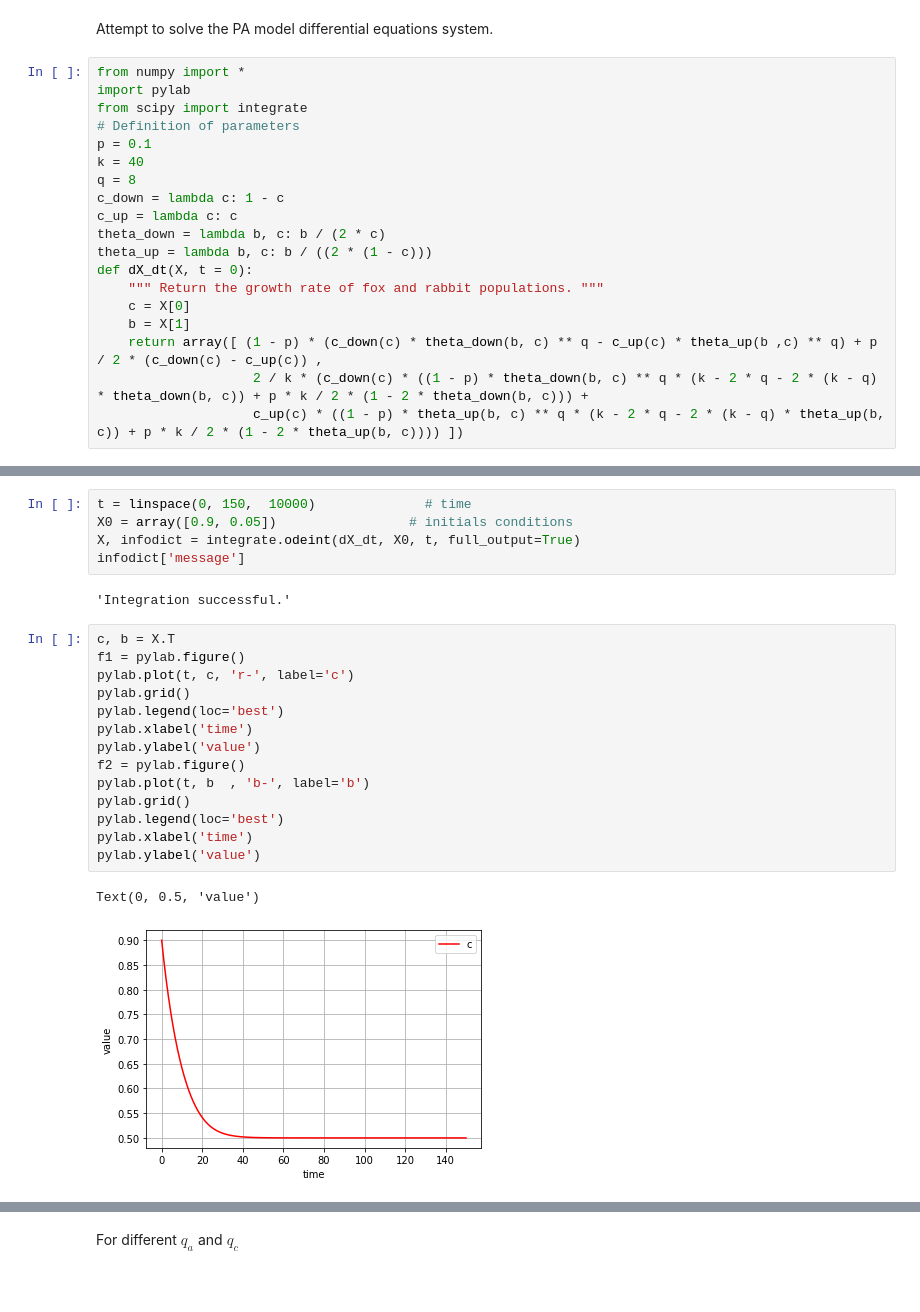
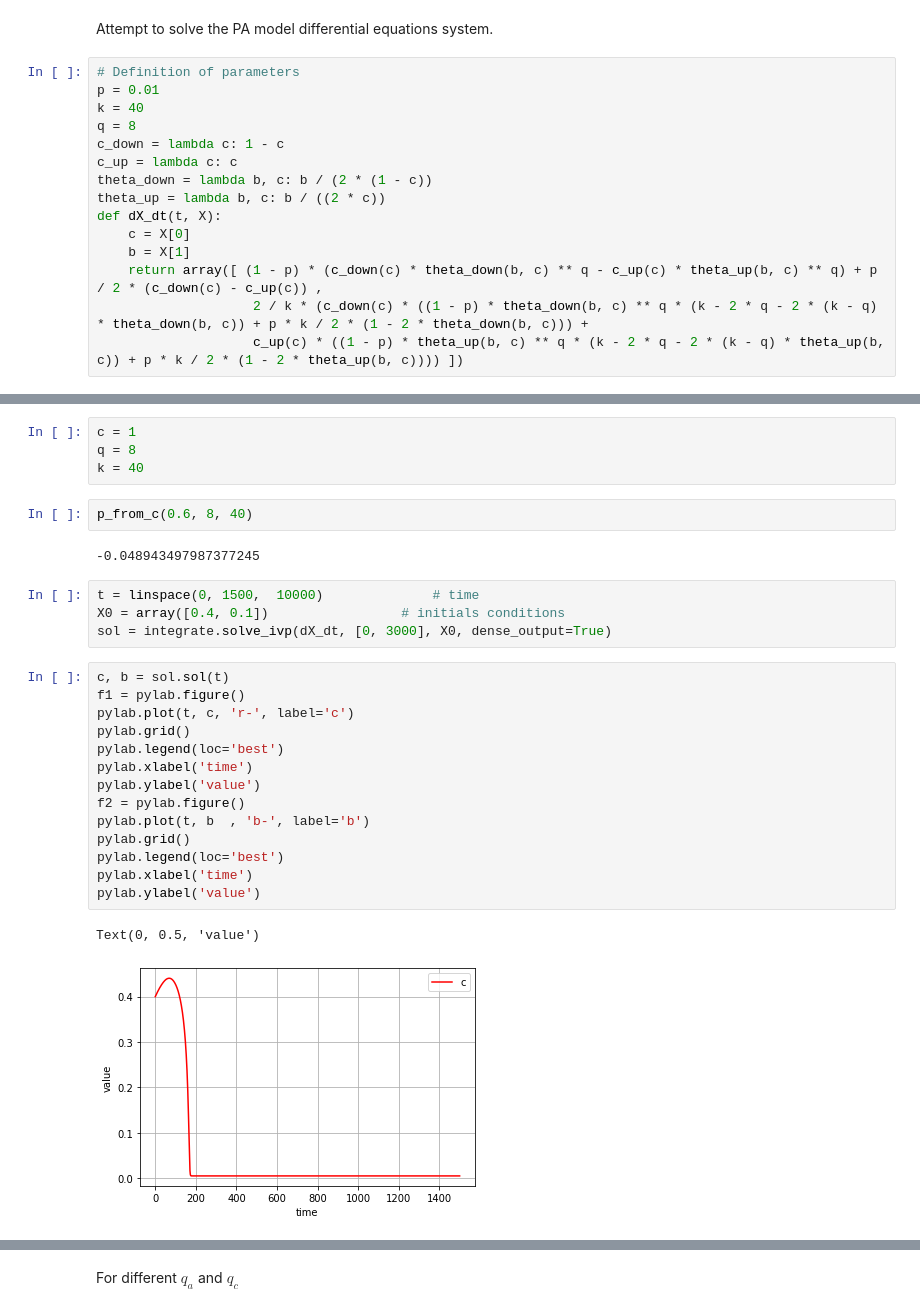
Before and after one commit to pucandrzej/DPOCN_project, a Jupyter notebook: K_Weron_article_fiddling/PA_model.ipynb, the cells around one changed output, grey strips where cells are left out. Saved outputs shown, nothing was run; the diff lists cells and outputs as text; blank space fills up the shorter version.

```diff
--- a/K_Weron_article_fiddling/PA_model.ipynb
+++ b/K_Weron_article_fiddling/PA_model.ipynb
@@ -1,21 +6,17 @@
 # %% [markdown]
 Attempt to solve the PA model differential equations system.
 # %%
-from numpy import *
-import pylab
-from scipy import integrate
 # Definition of parameters
-p = 0.1
+p = 0.01
 k = 40
 q = 8
 c_down = lambda c: 1 - c
 c_up = lambda c: c
-theta_down = lambda b, c: b / (2 * c)
-theta_up = lambda b, c: b / ((2 * (1 - c)))
-def dX_dt(X, t = 0):
-    """ Return the growth rate of fox and rabbit populations. """
+theta_down = lambda b, c: b / (2 * (1 - c))
+theta_up = lambda b, c: b / ((2 * c))
+def dX_dt(t, X):
     c = X[0]
     b = X[1]
-    return array([ (1 - p) * (c_down(c) * theta_down(b, c) ** q - c_up(c) * theta_up(b ,c) ** q) + p / 2 * (c_down(c) - c_up(c)) ,
+    return array([ (1 - p) * (c_down(c) * theta_down(b, c) ** q - c_up(c) * theta_up(b, c) ** q) + p / 2 * (c_down(c) - c_up(c)) ,
                     2 / k * (c_down(c) * ((1 - p) * theta_down(b, c) ** q * (k - 2 * q - 2 * (k - q) * theta_down(b, c)) + p * k / 2 * (1 - 2 * theta_down(b, c))) +
                     c_up(c) * ((1 - p) * theta_up(b, c) ** q * (k - 2 * q - 2 * (k - q) * theta_up(b, c)) + p * k / 2 * (1 - 2 * theta_up(b, c)))) ])
@@ -22,24 +39,29 @@ def dX_dt(X, t = 0):
+# %%
+c = 1
+q = 8
+k = 40
+# %%
+p_from_c(0.6, 8, 40)
+# %% [output]
+-0.048943497987377245
 # %%
-t = linspace(0, 150,  10000)              # time
-X0 = array([0.9, 0.05])                 # initials conditions
-X, infodict = integrate.odeint(dX_dt, X0, t, full_output=True)
-infodict['message']
+t = linspace(0, 1500,  10000)              # time
+X0 = array([0.4, 0.1])                 # initials conditions
+sol = integrate.solve_ivp(dX_dt, [0, 3000], X0, dense_output=True)
-# %% [output]
-'Integration successful.'
 # %%
-c, b = X.T
+c, b = sol.sol(t)
 f1 = pylab.figure()
 pylab.plot(t, c, 'r-', label='c')
 pylab.grid()
 pylab.legend(loc='best')
 pylab.xlabel('time')
 pylab.ylabel('value')
 f2 = pylab.figure()
 pylab.plot(t, b  , 'b-', label='b')
 pylab.grid()
 pylab.legend(loc='best')
 pylab.xlabel('time')
 pylab.ylabel('value')
 # %% [output]
 Text(0, 0.5, 'value')
-[figure, old version]
+[figure, new version]
```
Also changed, not shown: parts of 13 cells of this notebook.
